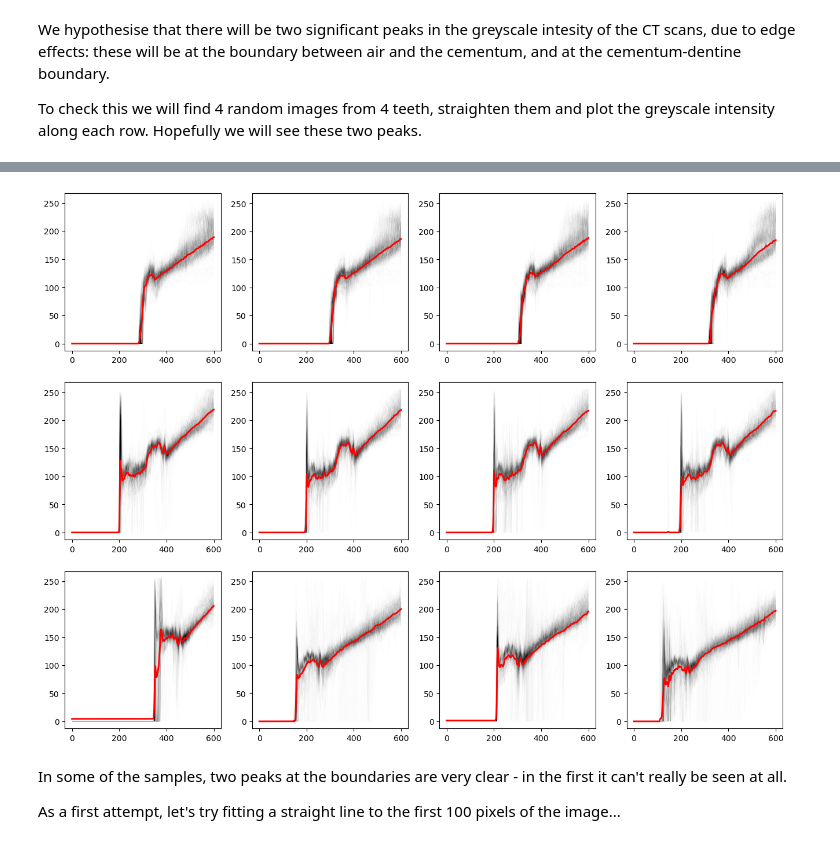
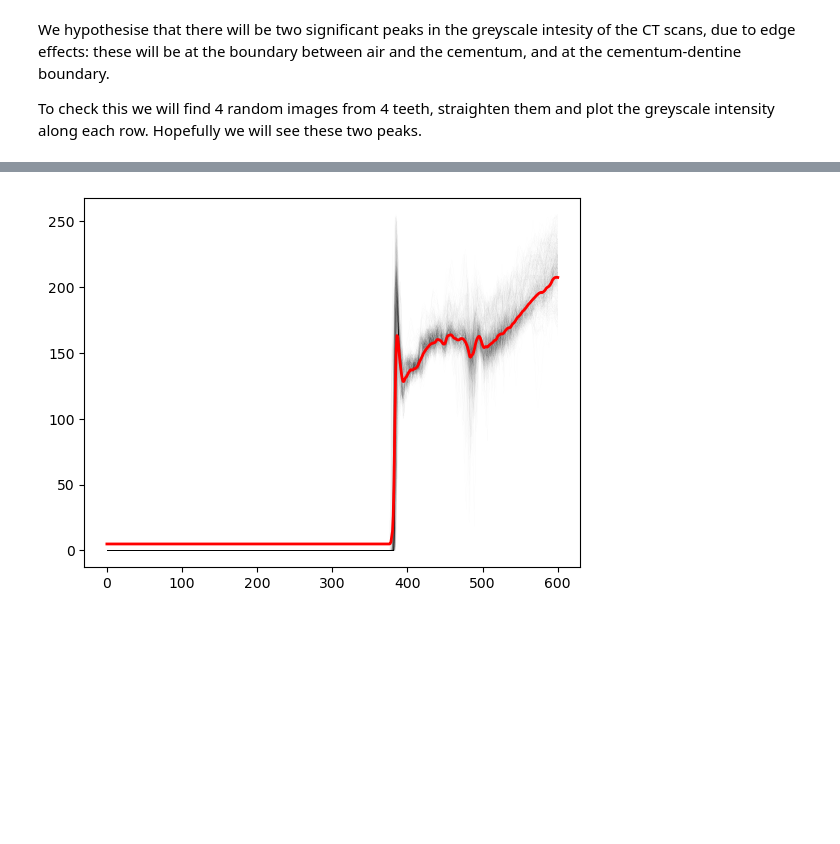
Before and after one commit to JGIBristol/cementum_imaging, a Jupyter notebook: detect_cementum.ipynb, the cells around one changed output, grey strips where cells are left out. Cells and saved outputs as stored; diff of their text form; code cells hidden in the pictures; blank space fills up the shorter version.

```diff
--- a/detect_cementum.ipynb
+++ b/detect_cementum.ipynb
@@ -38,21 +33,23 @@ for path in mask_paths:
 # %%
 """
-Display them
+Display it
 
 """
 import matplotlib.pyplot as plt
 
-fig, axes = plt.subplots(n_teeth, n_slices, figsize=(4 * n_slices, 4 * n_teeth))
+fig, axis = plt.subplots()
 
-for axis, img, mask in zip(axes.flat, img_paths, mask_paths):
-    axis.imshow(plt.imread(img), cmap="gray")
-    axis.imshow(plt.imread(mask), alpha=0.3)
+img = plt.imread(img_path)
+mask = plt.imread(mask_path)
 
-    axis.set_axis_off()
+axis.imshow(img, cmap="gray")
+axis.imshow(mask, alpha=0.3)
 
-imgdir = "img/detect_cementum"
+axis.set_axis_off()
+
+imgdir = f"img/detect_cementum/{index}/"
 if not os.path.isdir(imgdir):
-    os.mkdir(imgdir)
+    os.makedirs(imgdir)
 
 fig.savefig(f"{imgdir}/img_masks.png", bbox_inches="tight")
 # %% [output]
@@ -110,19 +97,16 @@ fig.savefig(f"{imgdir}/straightened.png", bbox_inches="tight")
 # %%
 """
 Plot the greyscale intensity across each row for all of these images
 
 """
-fig, axes = plt.subplots(n_teeth, n_slices, figsize=(4 * n_slices, 4 * n_teeth))
+fig, axis = plt.subplots()
 
-for axis, img in zip(axes.flat, straight_images):
-    for row in img:
-        axis.plot(row, alpha=0.05, linewidth=0.05, color="k")
-    axis.plot(np.mean(img, axis=0), color="r", linewidth=2)
+intensity_profile = np.mean(straight_image, axis=0)
 
-fig.savefig(f"{imgdir}/intensities.png", bbox_inches="tight")
+for row in straight_image:
+    axis.plot(row, alpha=0.05, linewidth=0.05, color="k")
+axis.plot(intensity_profile, color="r", linewidth=2)
+
+fig.savefig(f"{imgdir}/intensity.png", bbox_inches="tight")
 # %% [output]
-[figure, old version]
+[figure, new version]
-# %% [markdown]
-In some of the samples, two peaks at the boundaries are very clear - in the first it can't really be seen at all.
-
-As a first attempt, let's try fitting a straight line to the first 100 pixels of the image...
```
Also changed, not shown: parts of 14 cells of this notebook, 1 other file.
